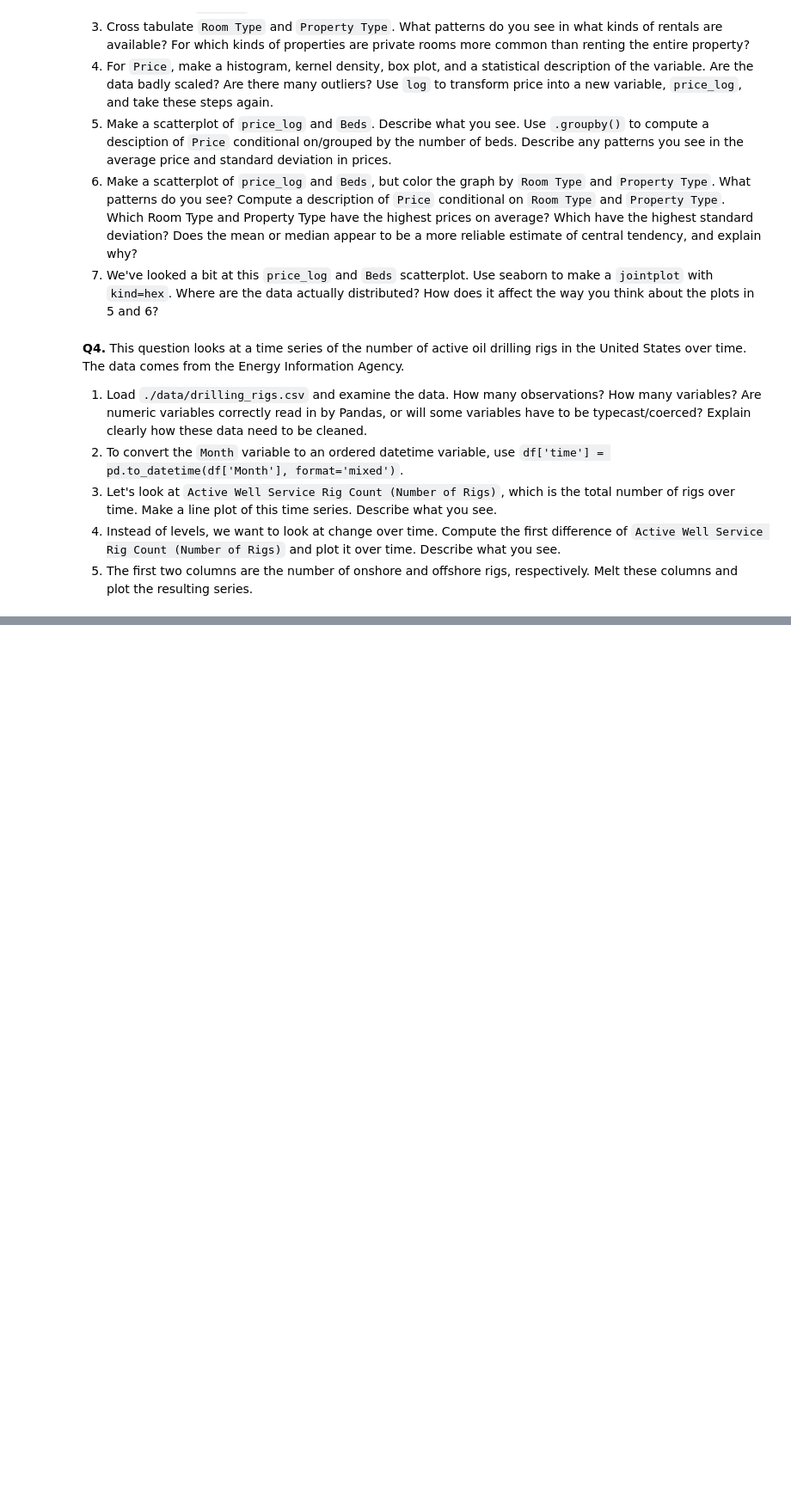
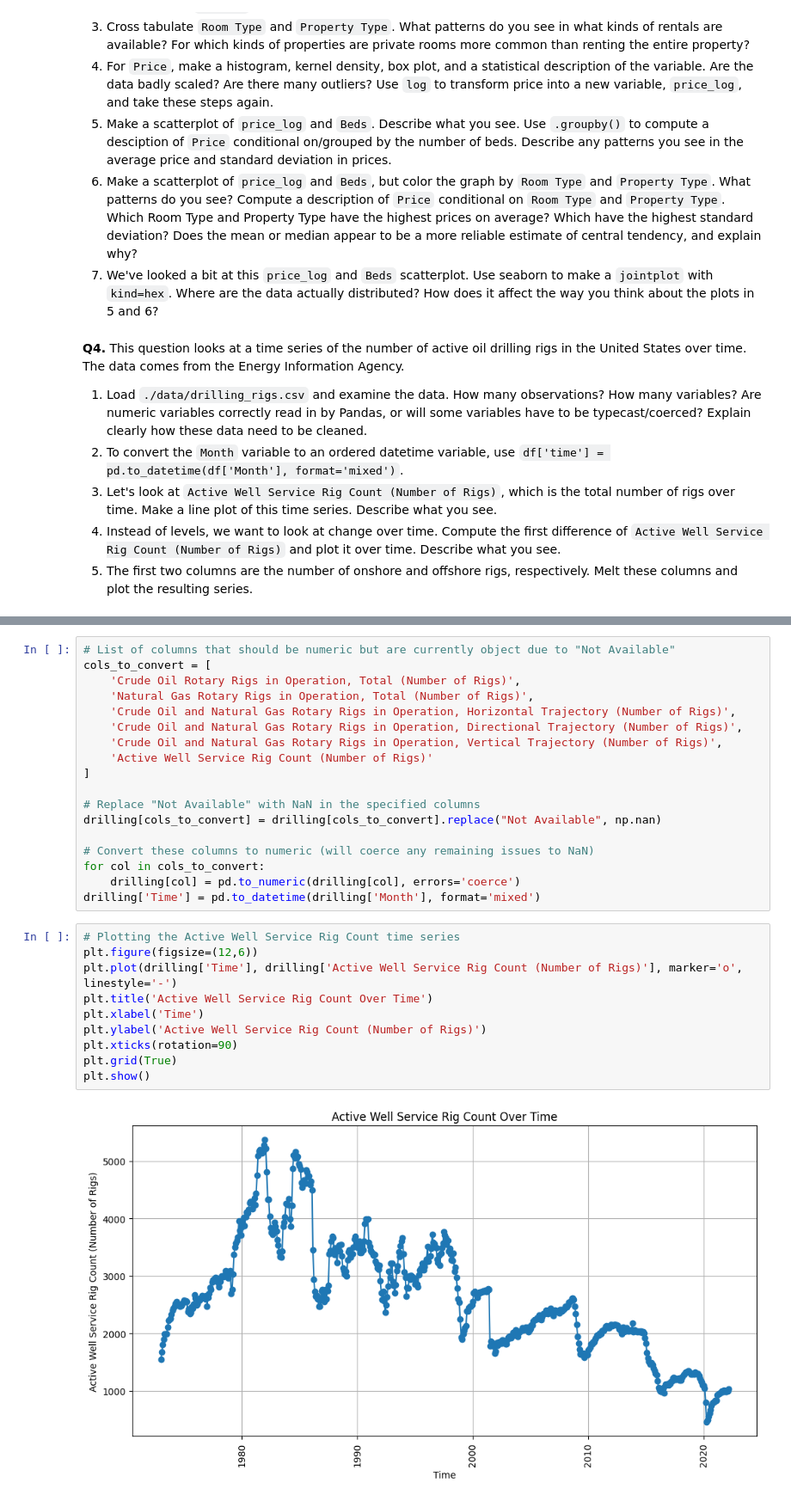
Before and after one commit to baywigg/EDA, a Jupyter notebook: assignment/assignment.ipynb, the cells around one changed output, grey strips where cells are left out. Shown at 86% size. Cells and saved outputs as stored; diff of their text form; blank space fills up the shorter version.

```diff
--- a/assignment/assignment.ipynb
+++ b/assignment/assignment.ipynb
@@ -410,0 +469,30 @@ giftors_most_money.head(15)
+# %%
+# List of columns that should be numeric but are currently object due to "Not Available"
+cols_to_convert = [
+    'Crude Oil Rotary Rigs in Operation, Total (Number of Rigs)',
+    'Natural Gas Rotary Rigs in Operation, Total (Number of Rigs)',
+    'Crude Oil and Natural Gas Rotary Rigs in Operation, Horizontal Trajectory (Number of Rigs)',
+    'Crude Oil and Natural Gas Rotary Rigs in Operation, Directional Trajectory (Number of Rigs)',
+    'Crude Oil and Natural Gas Rotary Rigs in Operation, Vertical Trajectory (Number of Rigs)',
+    'Active Well Service Rig Count (Number of Rigs)'
+]
+
+# Replace "Not Available" with NaN in the specified columns
+drilling[cols_to_convert] = drilling[cols_to_convert].replace("Not Available", np.nan)
+
+# Convert these columns to numeric (will coerce any remaining issues to NaN)
+for col in cols_to_convert:
+    drilling[col] = pd.to_numeric(drilling[col], errors='coerce')
+drilling['Time'] = pd.to_datetime(drilling['Month'], format='mixed')
+# %%
+# Plotting the Active Well Service Rig Count time series
+plt.figure(figsize=(12,6))
+plt.plot(drilling['Time'], drilling['Active Well Service Rig Count (Number of Rigs)'], marker='o', linestyle='-')
+plt.title('Active Well Service Rig Count Over Time')
+plt.xlabel('Time')
+plt.ylabel('Active Well Service Rig Count (Number of Rigs)')
+plt.xticks(rotation=90)
+plt.grid(True)
+plt.show()
+# %% [output]
+[figure, added]
```
Also changed, not shown: parts of 6 cells of this notebook.
